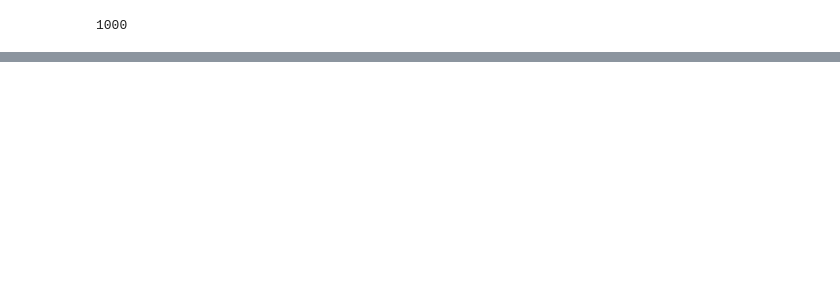
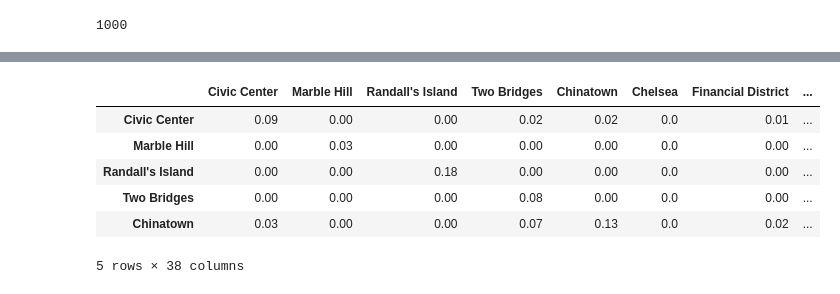
Before and after one commit to chloeob74/UU_Assignments, a Jupyter notebook: assignment_5.ipynb, the cells around one changed output, grey strips where cells are left out. Cells and saved outputs as stored; diff of their text form; code cells hidden in the pictures; blank space fills up the shorter version.

```diff
--- a/assignment_5.ipynb
+++ b/assignment_5.ipynb
@@ -374,0 +443,7 @@ Using the pickled taxicab data, we want to complete the exercise from class.
+# %%
+print("\nStarting from a rainy day:")
+
+init_condition = np.array([0.0 , 1.0])
+for i in range(50):
+    print(f"Day {i}: P(rain) = {init_condition[1]}")
+    init_condition = P @ init_condition
@@ -398,0 +503,8 @@ Name: nbhd, Length: 26026, dtype: object
+# %%
+states = set(data[0])
+# %%
+for i in range(1, len(data)):
+    new_trip =  data[i]
+    new_states = set(new_trip)
+    states = states.union(new_states)
+states = list(states)
@@ -398,0 +513,11 @@ Name: nbhd, Length: 26026, dtype: object
+# %%
+tr_counts = np.zeros((len(states), len(states)))
+for trip in data:
+    seq = np.array(trip)
+    for t in range(1, len(seq)):
+        x_tm1 = seq[t-1]
+        x_t = seq[t]
+        index_from = states.index(x_tm1)
+        index_to = states.index(x_t)
+        tr_counts[index_to, index_from] += 1
+tr_counts
@@ -398,0 +538,13 @@ Name: nbhd, Length: 26026, dtype: object
+# %%
+sums = tr_counts.sum(axis = 0, keepdims=True)
+tr_pr = np.divide(tr_counts, sums, out = np.zeros_like(tr_counts), where = sums != 0)
+tr_df = pd.DataFrame(np.round(tr_pr, 2), index = states, columns = states)
+tr_df.head()
+# %% [output]
+|  | Civic Center | Marble Hill | Randall's Island | Two Bridges | Chinatown | Chelsea | Financial District | ... |
+| Civic Center | 0.09 | 0.00 | 0.00 | 0.02 | 0.02 | 0.0 | 0.01 | ... |
+| Marble Hill | 0.00 | 0.03 | 0.00 | 0.00 | 0.00 | 0.0 | 0.00 | ... |
+| Randall's Island | 0.00 | 0.00 | 0.18 | 0.00 | 0.00 | 0.0 | 0.00 | ... |
+| Two Bridges | 0.00 | 0.00 | 0.00 | 0.08 | 0.00 | 0.0 | 0.00 | ... |
+| Chinatown | 0.03 | 0.00 | 0.00 | 0.07 | 0.13 | 0.0 | 0.02 | ... |
+5 rows × 38 columns
```
Also changed, not shown: parts of 32 cells of this notebook.
